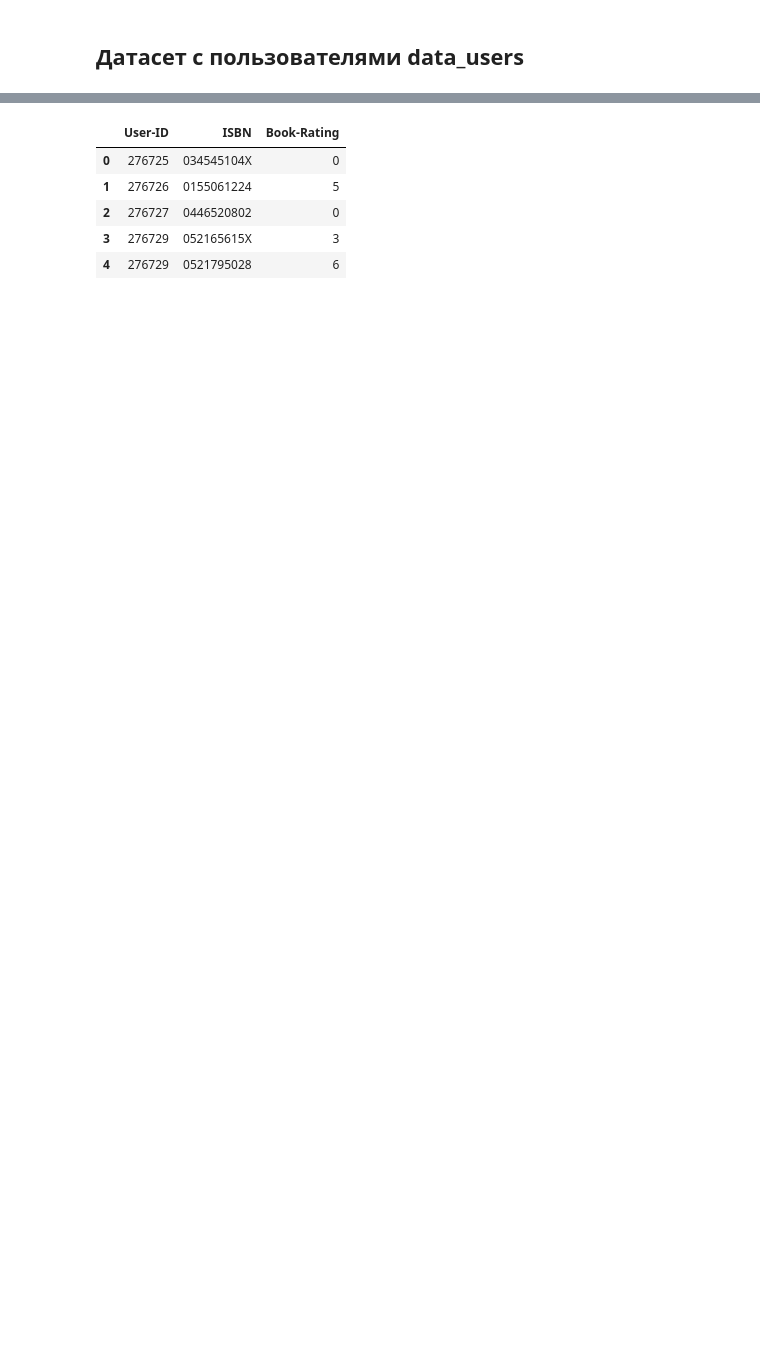
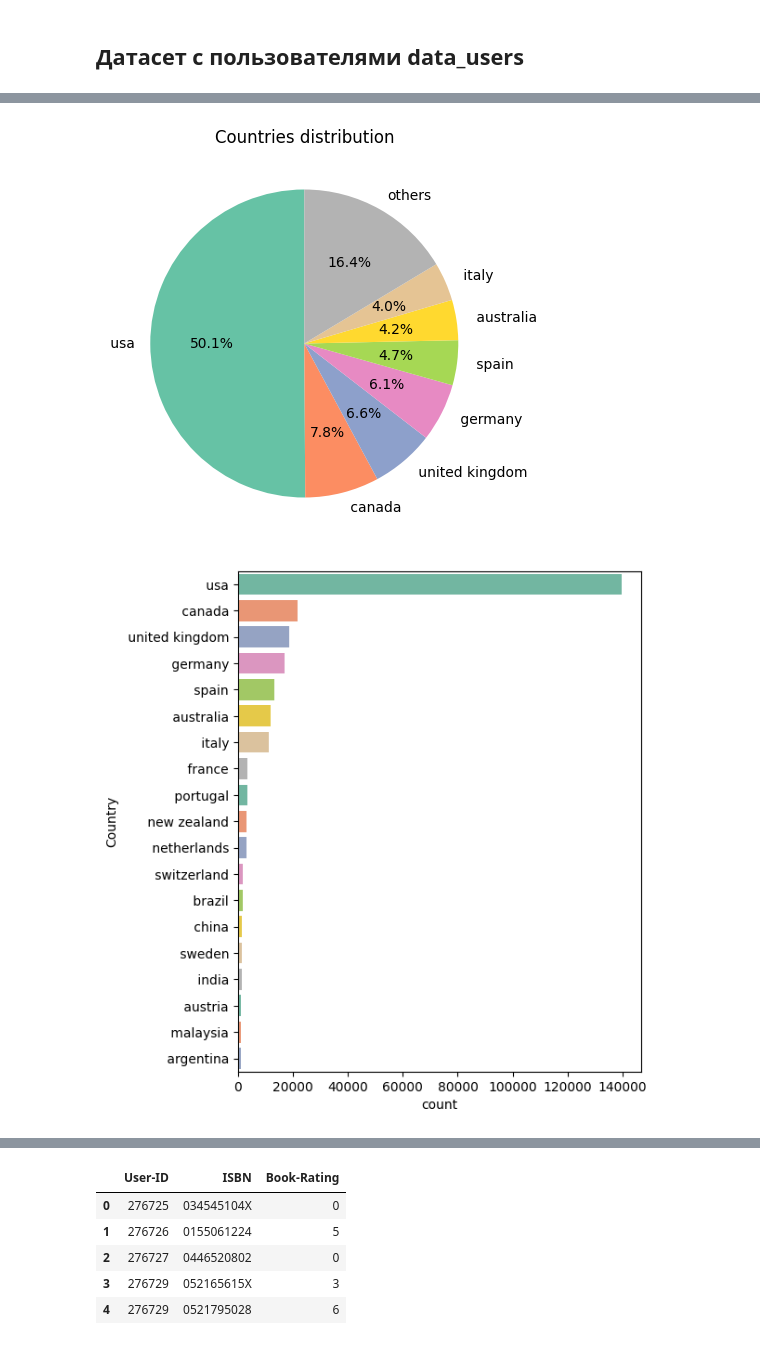
Before and after one commit to FortrainMas/BRS, a Jupyter notebook: notebooks/eda.ipynb, the cells around one changed output, grey strips where cells are left out. Cells and saved outputs as stored; diff of their text form; code cells hidden in the pictures; blank space fills up the shorter version.

```diff
--- a/notebooks/eda.ipynb
+++ b/notebooks/eda.ipynb
@@ -90,0 +172,15 @@ data_users = UsersPreprocessingStrategy().preprocess(data_users)
+# %%
+from brs.pipelines.dataframe import DataframePipeline
+from brs.preprocessing.pipeline import UsersSetDefaultTypes, UsersRemoveAgeDropouts
+from brs.feature_engineering.pipeline import UserSetAgeFeature, UserSetCountryFeature
+
+basic_preprocessing = DataframePipeline([
+    UsersSetDefaultTypes(),
+    UsersRemoveAgeDropouts(min_age_threshold=5, max_age_threshold=80),
+    UserSetAgeFeature(),
+    UserSetCountryFeature()
+])
+
+data_users = basic_preprocessing.fit_transform(data_users)
+
+data_users.head()
@@ -90,0 +200,10 @@ data_users = UsersPreprocessingStrategy().preprocess(data_users)
+# %%
+from brs.analysis import PieChartInspection, BarChartInspection
+
+PieChartInspection("Country", title="Countries distribution", top_n=7, dropna=False, figsize=(5,5)).inspect(data_users)
+BarChartInspection("Country", top_n=20, figsize_scale=0.7).inspect(data_users)
+
+PieChartInspection("Age-Group", title="Age distribution", top_n=4, dropna=True, figsize=(5,5)).inspect(data_users)
+# %% [output]
+[figure, added]
+[figure, added]
```
Also changed, not shown: parts of 126 cells of this notebook, 42 other files.
